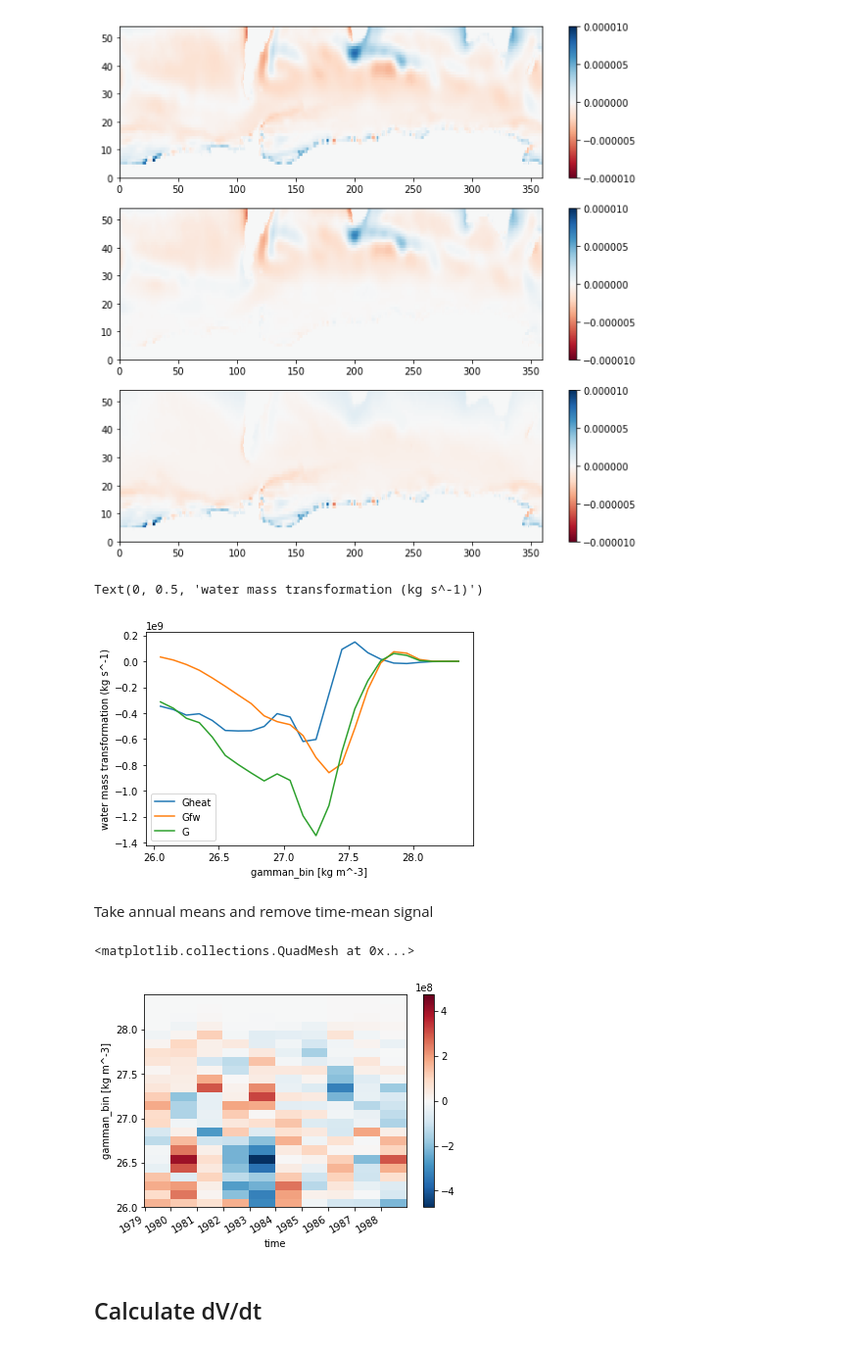
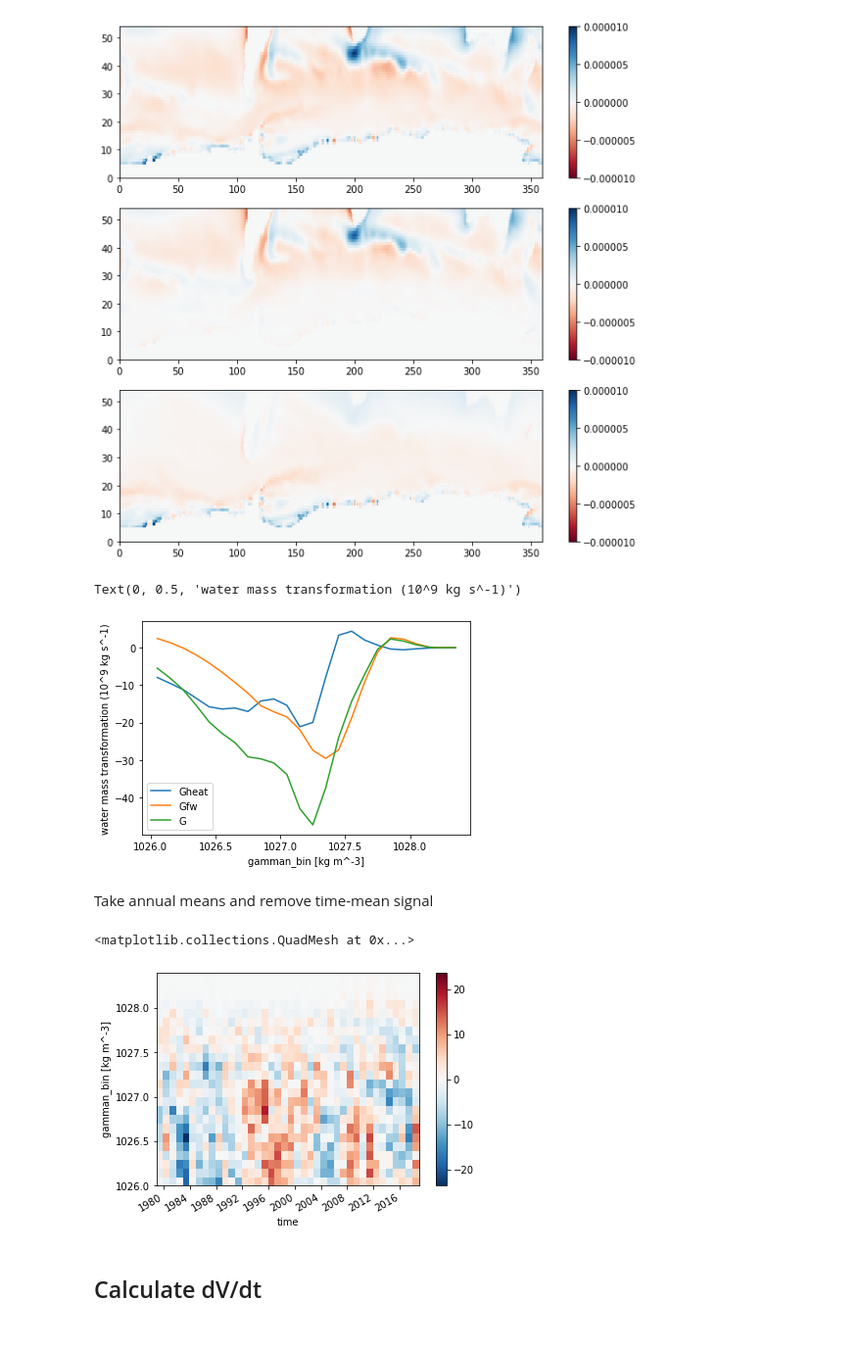
Before and after one commit to gmacgilchrist/so_decadal_variability, a Jupyter notebook: so_decadal-variability.ipynb, the cells around one changed output. Shown at 98% size. Saved outputs shown, nothing was run; the diff lists cells and outputs as text; code cells hidden in the pictures.

```diff
--- a/so_decadal-variability.ipynb
+++ b/so_decadal-variability.ipynb
@@ -17,7 +17,7 @@ ocean_name = 'en4'
 flux_name = 'erai'
 ocean_times = '197901-201812'
 flux_times = '1979-2018'
-time_bnds = [0,120]
+time_bnds = [0,480]
 # Grid
 vol4d = xr.open_dataset(rootdir+'grid/SO_grid_vol4d_'+grid_name+'.nc').isel(time=slice(time_bnds[0],time_bnds[1]))
 garea = xr.open_dataset(rootdir+'grid/SO_grid_garea_'+grid_name+'.nc')
@@ -32,6 +32,7 @@ beta = xr.open_dataset(rootdir+'ocean/SO_ocean_beta_'+ocean_name+'_'+ocean_times
 rho = xr.open_dataset(rootdir+'ocean/SO_ocean_rho_'+ocean_name+'_'+ocean_times+'.nc').isel(time=slice(time_bnds[0],time_bnds[1]))
 # Merge
 ocean = xr.merge([ct,sa,gamman,alpha,beta,rho])
+ocean['gamman']+=1000 # Make gamman a proper density
 # Heat and freshwater flux
 Q = -xr.open_dataset(rootdir+'flux/SO_flux_ht_'+flux_name+'_'+grid_name+'_'+flux_times+'.nc').isel(time=slice(time_bnds[0],time_bnds[1])).assign_coords(time=grid.time)
 Qsw = -xr.open_dataset(rootdir+'flux/SO_flux_sr_'+flux_name+'_'+grid_name+'_'+flux_times+'.nc').isel(time=slice(time_bnds[0],time_bnds[1])).assign_coords(time=grid.time)
@@ -152,19 +153,19 @@ def calc_G(F,gamman,b,V,gn_edges):
     return G
 # %%
 # Calculate G
-gn_edges = np.arange(26,28.5,0.1)
+gn_edges = np.arange(1026,1028.5,0.1)
 Gheat = calc_G(Fheat,ocean.gamman,xr.ones_like(b),vol4d.vol4d,gn_edges)
 Gfw = calc_G(Ffw,ocean.gamman,xr.ones_like(b),vol4d.vol4d,gn_edges)
 G = calc_G(F,ocean.gamman,xr.ones_like(b),vol4d.vol4d,gn_edges)
 # %%
-Gheat.mean('time').plot(label='Gheat')
-Gfw.mean('time').plot(label='Gfw')
-G.mean('time').plot(label='G')
+(Gheat*1E-9).mean('time').plot(label='Gheat')
+(Gfw*1E-9).mean('time').plot(label='Gfw')
+(G*1E-9).mean('time').plot(label='G')
 plt.legend()
-plt.ylabel('water mass transformation (kg s^-1)')
+plt.ylabel('water mass transformation (10^9 kg s^-1)')
 # %% [output]
-Text(0, 0.5, 'water mass transformation (kg s^-1)')
+Text(0, 0.5, 'water mass transformation (10^9 kg s^-1)')
-[figure, old version]
+[figure, new version]
 # %% [markdown]
 Take annual means and remove time-mean signal
 # %%
@@ -175,10 +176,10 @@ def calc_annualanom(da):
     return annualanom
 # %%
 Gannualanom = calc_annualanom(G)
-Gannualanom.transpose().plot()
+(Gannualanom*1E-9).transpose().plot()
 # %% [output]
 <matplotlib.collections.QuadMesh at 0x...>
-[figure, old version]
+[figure, new version]
 # %% [markdown]
 ## Calculate dV/dt
 # %%
```
Also changed, not shown: parts of 3 cells of this notebook.
